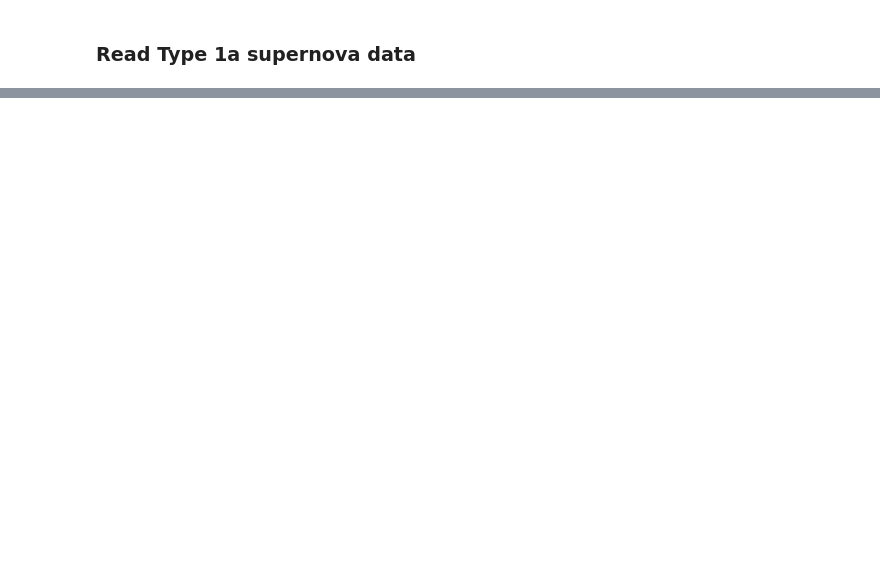
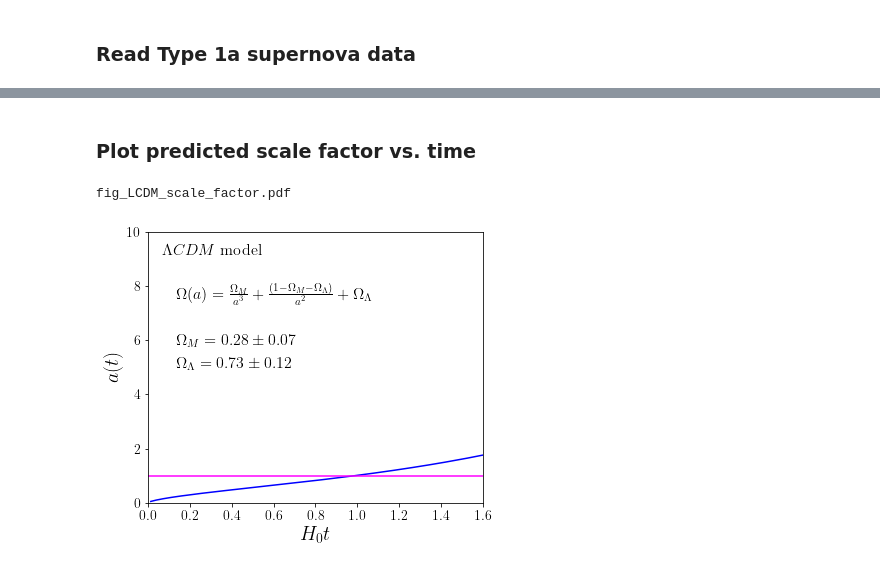
Before and after one commit to hbprosper/type1afit, a Jupyter notebook: minuit/minuit_example.ipynb, the cells around one changed output, grey strips where cells are left out. Drawn from its saved outputs; the diff is of its cells as text; code cells hidden in the pictures; blank space fills up the shorter version.

```diff
--- a/minuit/minuit_example.ipynb
+++ b/minuit/minuit_example.ipynb
@@ -642,0 +323,7 @@ Info in <TCanvas::Print>: png file ./fig_phantom_scaleFactor.png has been create
+# %% [markdown]
+### Plot predicted scale factor vs. time
+# %%
+plot_scale_factor(bag)
+# %% [output]
+fig_LCDM_scale_factor.pdf
+[figure, added]
```
Also changed, not shown: parts of 38 cells of this notebook, 3 other files.
